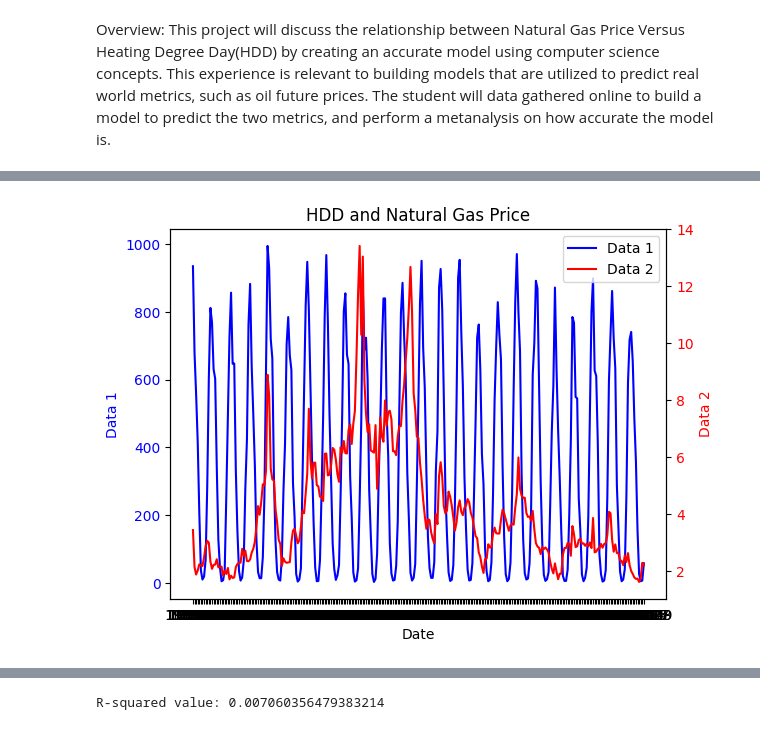
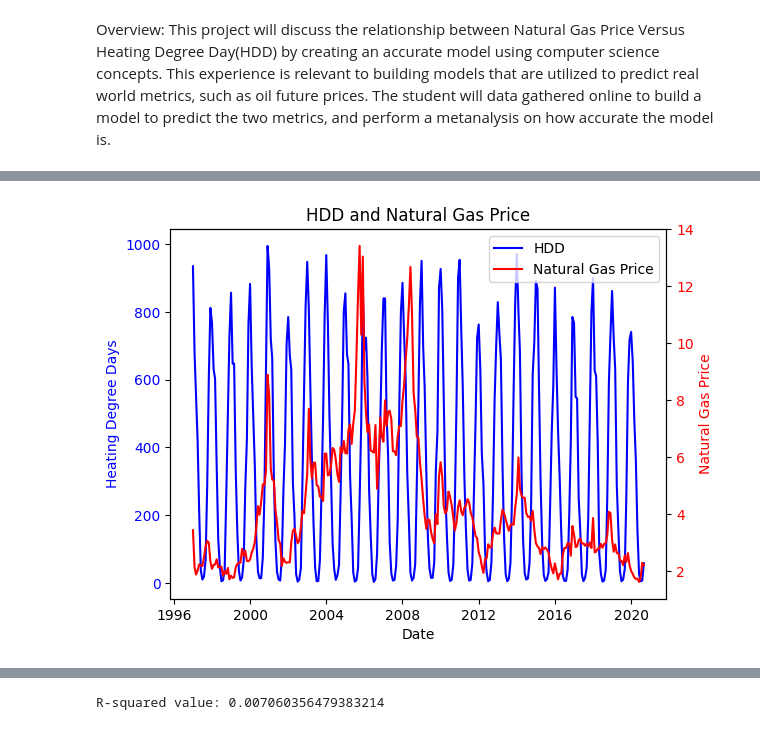
Before and after one commit to johnCavatelli/CS-5990-Gas-Price, a Jupyter notebook: main.ipynb, the cells around one changed output, grey strips where cells are left out. Saved outputs shown, nothing was run; the diff lists cells and outputs as text; code cells hidden in the pictures.

```diff
--- a/main.ipynb
+++ b/main.ipynb
@@ -13,5 +15,8 @@ from statsmodels.tsa.seasonal import seasonal_decompose
 # %%
 df = pd.read_csv("output.csv")
+df['Month'] = pd.to_datetime(df['Month'])
+# ticks = plt.xticks()[0]
+
 plt.title('HDD Of United States')
 plt.plot(df.Month, df.Data1)
 # %% [output]
@@ -26,25 +31,25 @@ plt.plot(df.Month, df.Data2)
 # %%
 # Plotting the first dataset with its own y-axis
 fig, ax1 = plt.subplots()
 
-ax1.plot(df.Month, df.Data1, 'b-', label='Data 1')  # 'bo' for blue points dashes for a line
+ax1.plot(df.Month, df.Data1, 'b-', label='HDD')  # 'bo' for blue points dashes for a line
 ax1.set_xlabel('Date')
-ax1.set_ylabel('Data 1', color='blue')
+ax1.set_ylabel('Heating Degree Days', color='blue')
 ax1.tick_params(axis='y', labelcolor='blue')
 
 # Creating a second y-axis for the second dataset
 ax2 = ax1.twinx()  # Shares the same x-axis as ax1
 
-ax2.plot(df.Month, df.Data2, 'r-', label='Data 2')  # 'ro' for red points
-ax2.set_ylabel('Data 2', color='red')
+ax2.plot(df.Month, df.Data2, 'r-', label='Natural Gas Price')  # 'ro' for red points
+ax2.set_ylabel('Natural Gas Price', color='red')
 ax2.tick_params(axis='y', labelcolor='red')
 
 # Displaying legends for both datasets
 lines, labels = ax1.get_legend_handles_labels()
 lines2, labels2 = ax2.get_legend_handles_labels()
 ax2.legend(lines + lines2, labels + labels2, loc='best')
 
 plt.title('HDD and Natural Gas Price')
 plt.show()
 # %% [output]
-[figure, old version]
+[figure, new version]
```
Also changed, not shown: parts of 7 cells of this notebook, 2 other files.
